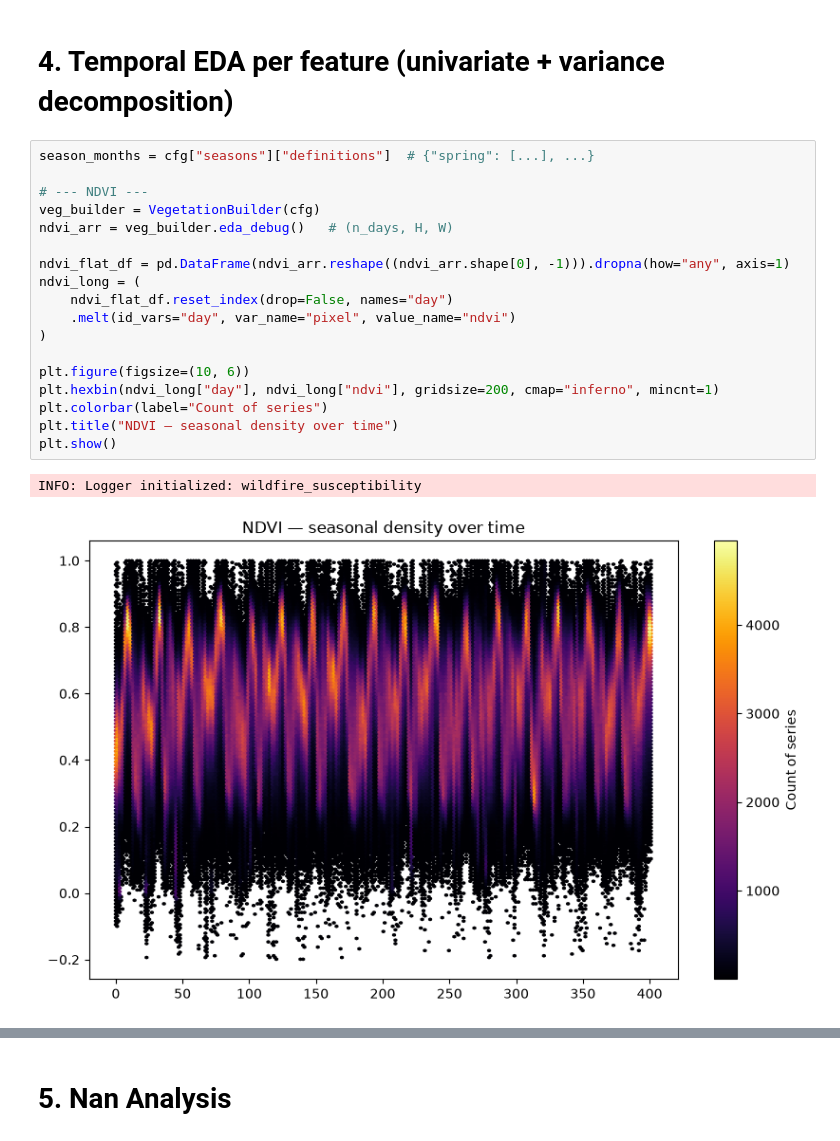
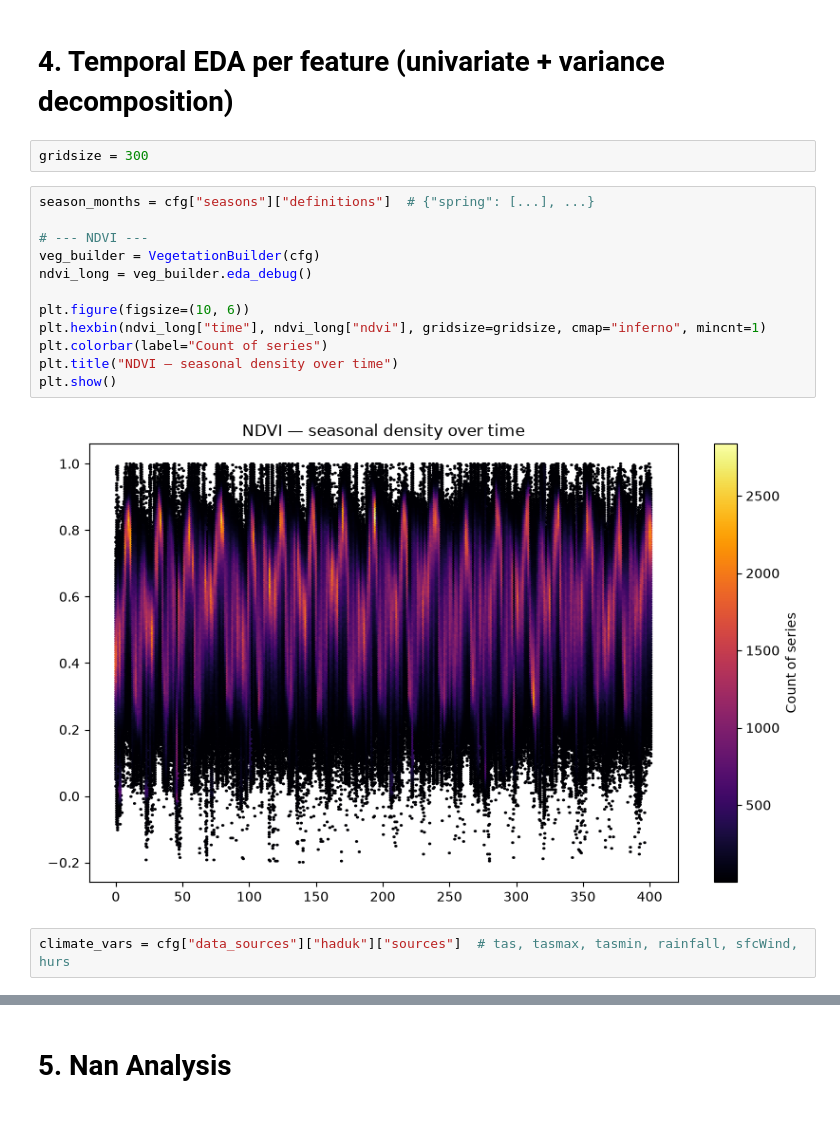
Before and after one commit to Racoo203/wildfire_risk_model, a Jupyter notebook: notebooks/01_eda.ipynb, the cells around one changed output, grey strips where cells are left out. Cells and saved outputs as stored; diff of their text form.

```diff
--- a/notebooks/01_eda.ipynb
+++ b/notebooks/01_eda.ipynb
@@ -229,25 +230,22 @@ Name: proportion, dtype: float64
 [figure]
 # %% [markdown]
 # 4. Temporal EDA per feature (univariate + variance decomposition)
+# %%
+gridsize = 300
 # %%
 season_months = cfg["seasons"]["definitions"]  # {"spring": [...], ...}
 
 # --- NDVI ---
 veg_builder = VegetationBuilder(cfg)
-ndvi_arr = veg_builder.eda_debug()   # (n_days, H, W)
-
-ndvi_flat_df = pd.DataFrame(ndvi_arr.reshape((ndvi_arr.shape[0], -1))).dropna(how="any", axis=1)
-ndvi_long = (
-    ndvi_flat_df.reset_index(drop=False, names="day")
-    .melt(id_vars="day", var_name="pixel", value_name="ndvi")
-)
+ndvi_long = veg_builder.eda_debug()
 
 plt.figure(figsize=(10, 6))
-plt.hexbin(ndvi_long["day"], ndvi_long["ndvi"], gridsize=200, cmap="inferno", mincnt=1)
+plt.hexbin(ndvi_long["time"], ndvi_long["ndvi"], gridsize=gridsize, cmap="inferno", mincnt=1)
 plt.colorbar(label="Count of series")
 plt.title("NDVI — seasonal density over time")
 plt.show()
 # %% [output]
-INFO: Logger initialized: wildfire_susceptibility
-[figure, old version]
+[figure, new version]
+# %%
+climate_vars = cfg["data_sources"]["haduk"]["sources"]  # tas, tasmax, tasmin, rainfall, sfcWind, hurs
 # %%
```
Also changed, not shown: parts of 5 cells of this notebook, 14 other files.
